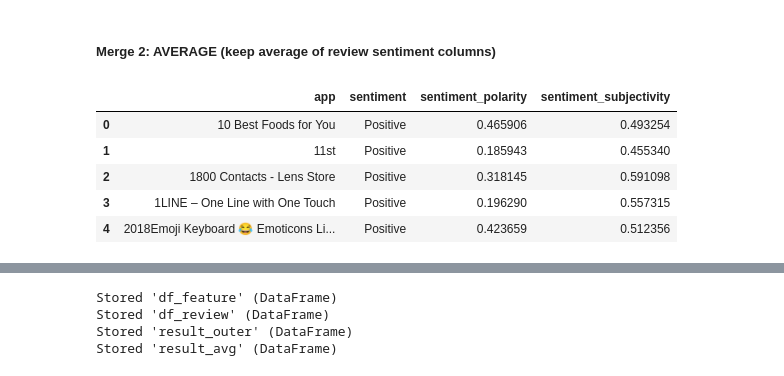
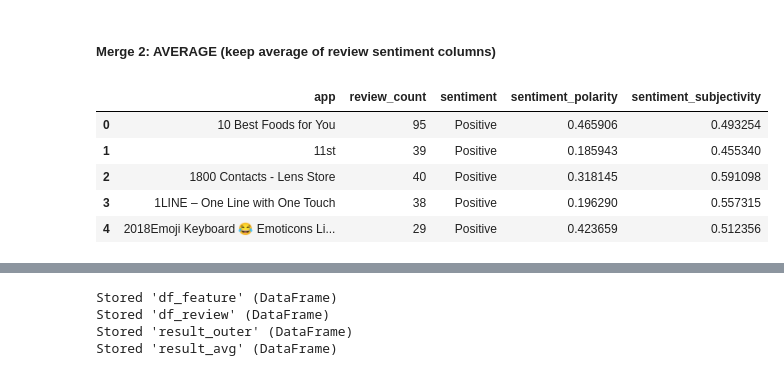
Before and after one commit to GOliviero92/Google-Apps-Analysis, a Jupyter notebook: data_cleaning.ipynb, the cells around one changed output, grey strips where cells are left out. Drawn from its saved outputs; the diff is of its cells as text; code cells hidden in the pictures.

Commit message:
Review count is added to merged set

```diff
--- a/data_cleaning.ipynb
+++ b/data_cleaning.ipynb
@@ -683,23 +683,28 @@ result_outer.head()
 # %%
 # MERGE TYPE 2: AVERAGE MERGE (keep average of review sentiment columns)
 # groupby reviews on app name by taking average of numeric columns
 df_r_part_avg = df_r_part.groupby("app", as_index=False).mean()
 
 # insert sentiment by average polarity as new column
 df_r_part_avg.insert(loc=(df_r_part_avg.columns.get_loc('sentiment_polarity')),\
                      column='sentiment',\
                      value=(np.where(df_r_part_avg.sentiment_polarity > 0,"Positive",\
                                      np.where(df_r_part_avg.sentiment_polarity < 0, "Negative", "Neutral"))))
 
+# insert review count per app as new column
+df_r_part_avg.insert(loc=(df_r_part_avg.columns.get_loc('sentiment')),\
+                     column='review_count',\
+                     value=(df_r_part.value_counts(subset=['app'], sort=False).values))
+
 # observe the averaged results for reviews
 df_r_part_avg.head()
 # %% [output]
-|  | app | sentiment | sentiment_polarity | sentiment_subjectivity |
-| 0 | 10 Best Foods for You | Positive | 0.465906 | 0.493254 |
-| 1 | 11st | Positive | 0.185943 | 0.455340 |
-| 2 | 1800 Contacts - Lens Store | Positive | 0.318145 | 0.591098 |
-| 3 | 1LINE – One Line with One Touch | Positive | 0.196290 | 0.557315 |
-| 4 | 2018Emoji Keyboard 😂 Emoticons Li... | Positive | 0.423659 | 0.512356 |
+|  | app | review_count | sentiment | sentiment_polarity | sentiment_subjectivity |
+| 0 | 10 Best Foods for You | 95 | Positive | 0.465906 | 0.493254 |
+| 1 | 11st | 39 | Positive | 0.185943 | 0.455340 |
+| 2 | 1800 Contacts - Lens Store | 40 | Positive | 0.318145 | 0.591098 |
+| 3 | 1LINE – One Line with One Touch | 38 | Positive | 0.196290 | 0.557315 |
+| 4 | 2018Emoji Keyboard 😂 Emoticons Li... | 29 | Positive | 0.423659 | 0.512356 |
 # %%
 # merge tables with inner to keep intersection
 result_avg = pd.merge(df_f_part, df_r_part_avg, how="inner", on=["app", "app"])
```
Also changed, not shown: parts of 4 cells of this notebook.
